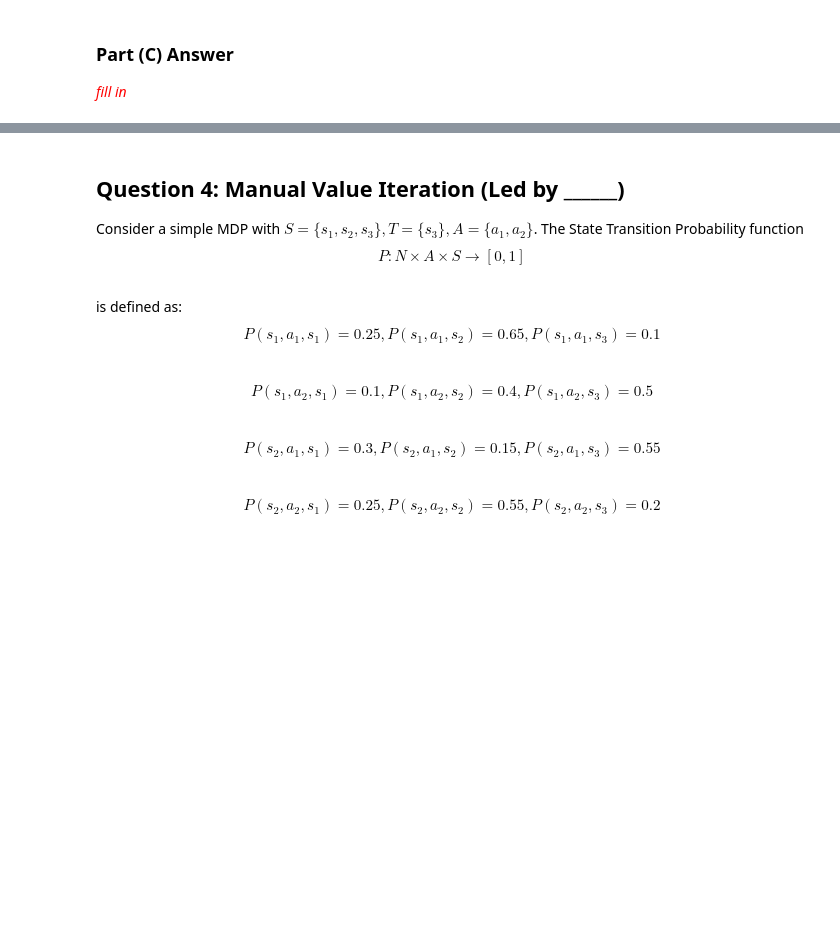
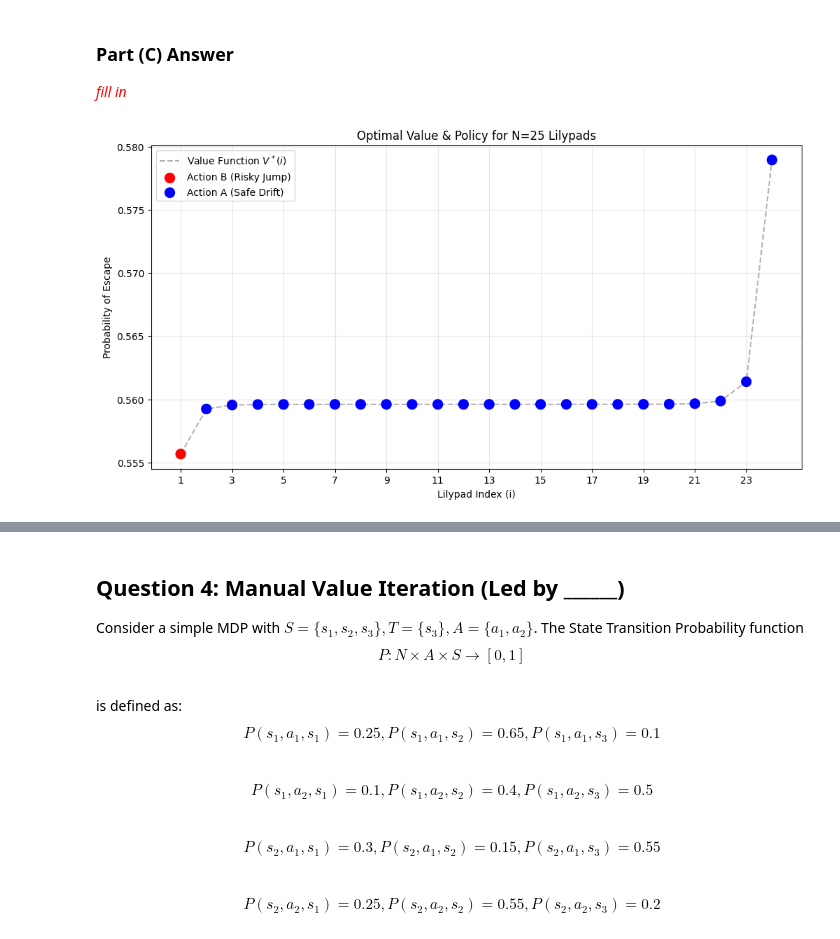
Before and after one commit to yumingh4/CME241-Assignment1, a Jupyter notebook: CME241-Assignment1/assignment1.ipynb, the cells around one changed output, grey strips where cells are left out. Saved outputs shown, nothing was run; the diff lists cells and outputs as text; code cells hidden in the pictures; blank space fills up the shorter version.

```diff
--- a/CME241-Assignment1/assignment1.ipynb
+++ b/CME241-Assignment1/assignment1.ipynb
@@ -237,7 +242,12 @@ $$
 # %% [markdown]
 ### Part (B) Answer
 # %%
-MDPRefined = dict
+class MDPRefined:
+    def __init__(self, data: Dict, gamma: float):
+        self.data = data
+        self.gamma = gamma
+
+#MDPRefined = dict
 def get_lily_pads_mdp(n: int) -> MDPRefined:
     data = {
         i: {
@@ -250,14 +260,16 @@ def get_lily_pads_mdp(n: int) -> MDPRefined:
             }
         } for i in range(1, n)
     }
-    data[0] = 0 # TODO: this is the initial state, so what would be the correct transition probabilities?
-    data[n] = 1 # TODO: similarly, this is the terminal state, so what would be the correct transition probabilities?
+    data[0] = {} # TODO: this is the initial state, so what would be the correct transition probabilities?
+    data[n] = {} # TODO: similarly, this is the terminal state, so what would be the correct transition probabilities?
 
     gamma = 1.0
     return MDPRefined(data, gamma)
 
 Mapping = dict
 def direct_bellman(n: int) -> Mapping[int, float]:
+    mdp = get_lily_pads_mdp(n)
+    data = mdp.data
     vf = [0.5] * (n + 1)
     vf[0] = 0.
     vf[n] = 1.0
@@ -275,3 +287,32 @@ def direct_bellman(n: int) -> Mapping[int, float]:
 ### Part (C) Answer
 
 <span style="color:red">*fill in*</span>
+# %%
+n = 25
+vf = direct_bellman(n)
+policy = get_optimal_policy(n, vf)
+
+states = list(range(1, n))
+values = [vf[i] for i in states]
+actions = [policy[i] for i in states]
+
+plt.figure(figsize=(12, 6))
+
+plt.plot(states, values, color='gray', linestyle='--', alpha=0.6, label='Value Function $V^*(i)$')
+
+colors = ['red' if policy[i] == 'B' else 'blue' for i in states]
+plt.scatter(states, values, c=colors, s=100, zorder=5)
+
+plt.scatter([], [], c='red', s=100, label='Action B')
+plt.scatter([], [], c='blue', s=100, label='Action A')
+
+plt.title(f'Optimal Value & Policy for N={n} Lilypads')
+plt.xlabel('Lilypad Index (i)')
+plt.ylabel('Probability of Escape')
+plt.xticks(range(1, n, 2))
+plt.grid(True, alpha=0.3)
+plt.legend()
+
+plt.show()
+# %% [output]
+[figure, added]
```
Also changed, not shown: parts of 5 cells of this notebook.
